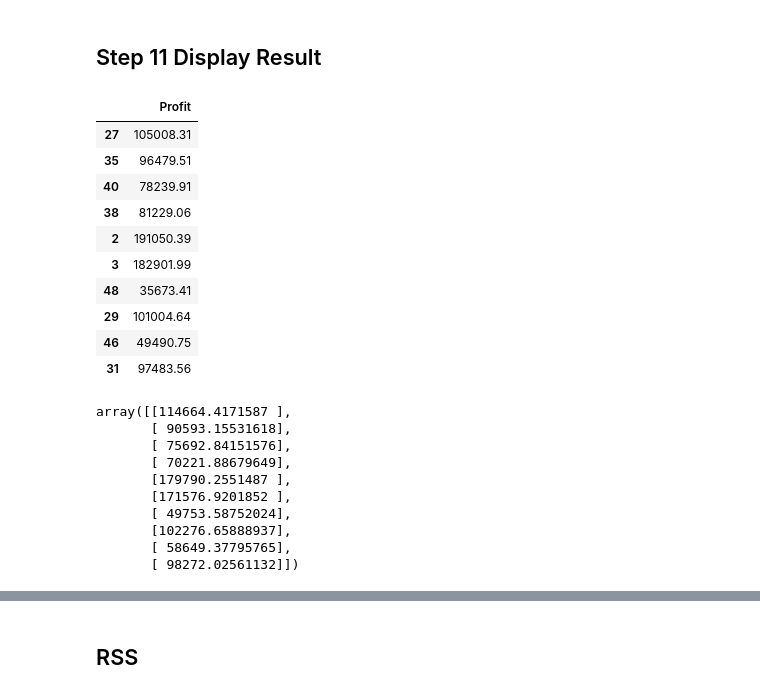
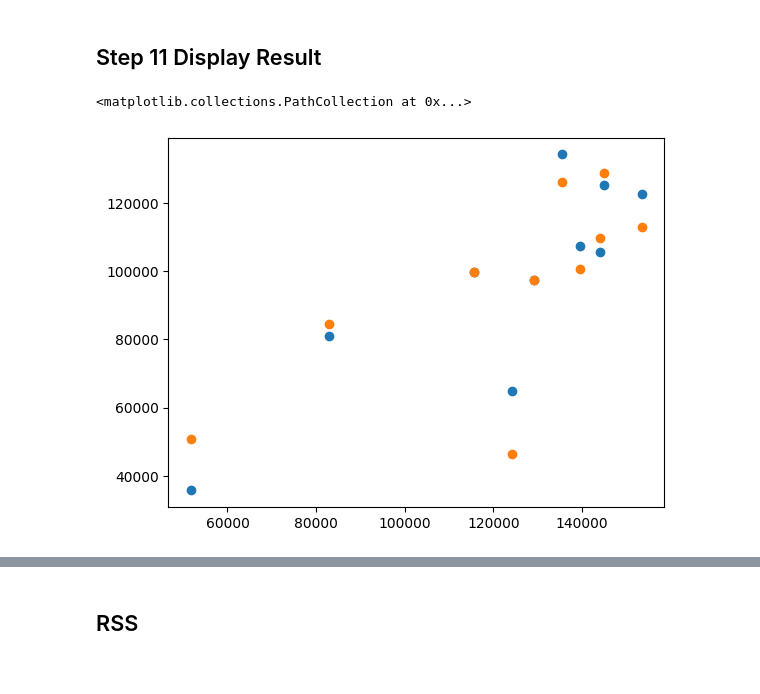
Before and after one commit to harmikrathod09/BTech_Sem_6, a Jupyter notebook: MLDL/Lab4DL_Blank/Lab 4 DL_Blank.ipynb, the cells around one changed output, grey strips where cells are left out. Drawn from its saved outputs; the diff is of its cells as text; code cells hidden in the pictures.

```diff
--- a/MLDL/Lab4DL_Blank/Lab 4 DL_Blank.ipynb
+++ b/MLDL/Lab4DL_Blank/Lab 4 DL_Blank.ipynb
@@ -89,0 +94,4 @@ x_train, x_test, y_train, y_test = train_test_split(x1, y, test_size=0.2, random
+# %%
+from sklearn.model_selection import train_test_split
+X_train, X_test, y_train, y_test = train_test_split(x1, y, test_size = 0.2, random_state=42)
+X_train.shape
@@ -96,41 +105,23 @@ model=LinearRegression()
 # %% [markdown]
 ## Step 9  Fit the data
 # %%
-model.fit(x_train, y_train)
+model.fit(X_train, y_train)
 # %% [output]
 LinearRegression()
 # %% [markdown]
 ## Step 10  Predict the data
 # %%
-y_predict=model.predict(x_test)
+from sklearn.metrics import accuracy_score
+
+y_pred = model.predict(X_test)
 # %% [markdown]
 ## Step 11  Display Result
 # %%
 # y_test and y_predict
-
-y_test
+import matplotlib.pyplot as plt
-# %% [output]
-|  | Profit |
-| 27 | 105008.31 |
-| 35 | 96479.51 |
-| 40 | 78239.91 |
-| 38 | 81229.06 |
-| 2 | 191050.39 |
-| 3 | 182901.99 |
-| 48 | 35673.41 |
-| 29 | 101004.64 |
-| 46 | 49490.75 |
-| 31 | 97483.56 |
 # %%
-y_predict
+plt.scatter(X_test['Administration'], y_test)
+plt.scatter(X_test['Administration'], y_pred)
 # %% [output]
-array([[114664.4171587 ],
-       [ 90593.15531618],
-       [ 75692.84151576],
-       [ 70221.88679649],
-       [179790.2551487 ],
-       [171576.9201852 ],
-       [ 49753.58752024],
-       [102276.65888937],
-       [ 58649.37795765],
-       [ 98272.02561132]])
+<matplotlib.collections.PathCollection at 0x...>
+[figure, added]
```
Also changed, not shown: parts of 32 cells of this notebook.
